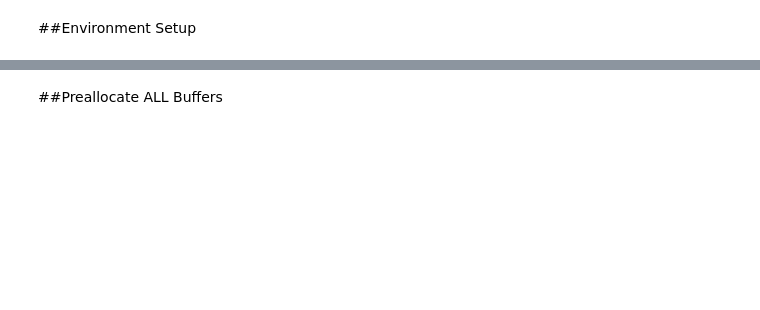
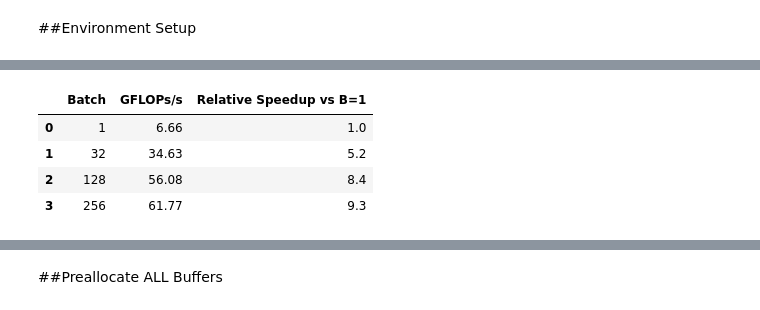
Before and after one commit to Suraj-Sedai/hardware-aware-nn-inference, a Jupyter notebook: notebooks/experiment.ipynb, the cells around one changed output, grey strips where cells are left out. Drawn from its saved outputs; the diff is of its cells as text; code cells hidden in the pictures; blank space fills up the shorter version.

```diff
--- a/notebooks/experiment.ipynb
+++ b/notebooks/experiment.ipynb
@@ -59,0 +99,16 @@ Achieved GFLOPs/sec: 6.55
+# %%
+# Data for Scaling Behavior
+scaling_data = {
+    'Batch': [1, 32, 128, 256],
+    'GFLOPs/s': [6.66, 34.63, 56.08, 61.77],
+    'Relative Speedup vs B=1': [1.0, 5.2, 8.4, 9.3]
+}
+df_scaling = pd.DataFrame(scaling_data)
+
+display(df_scaling)
+# %% [output]
+|  | Batch | GFLOPs/s | Relative Speedup vs B=1 |
+| 0 | 1 | 6.66 | 1.0 |
+| 1 | 32 | 34.63 | 5.2 |
+| 2 | 128 | 56.08 | 8.4 |
+| 3 | 256 | 61.77 | 9.3 |
```
Also changed, not shown: parts of 10 cells of this notebook.
